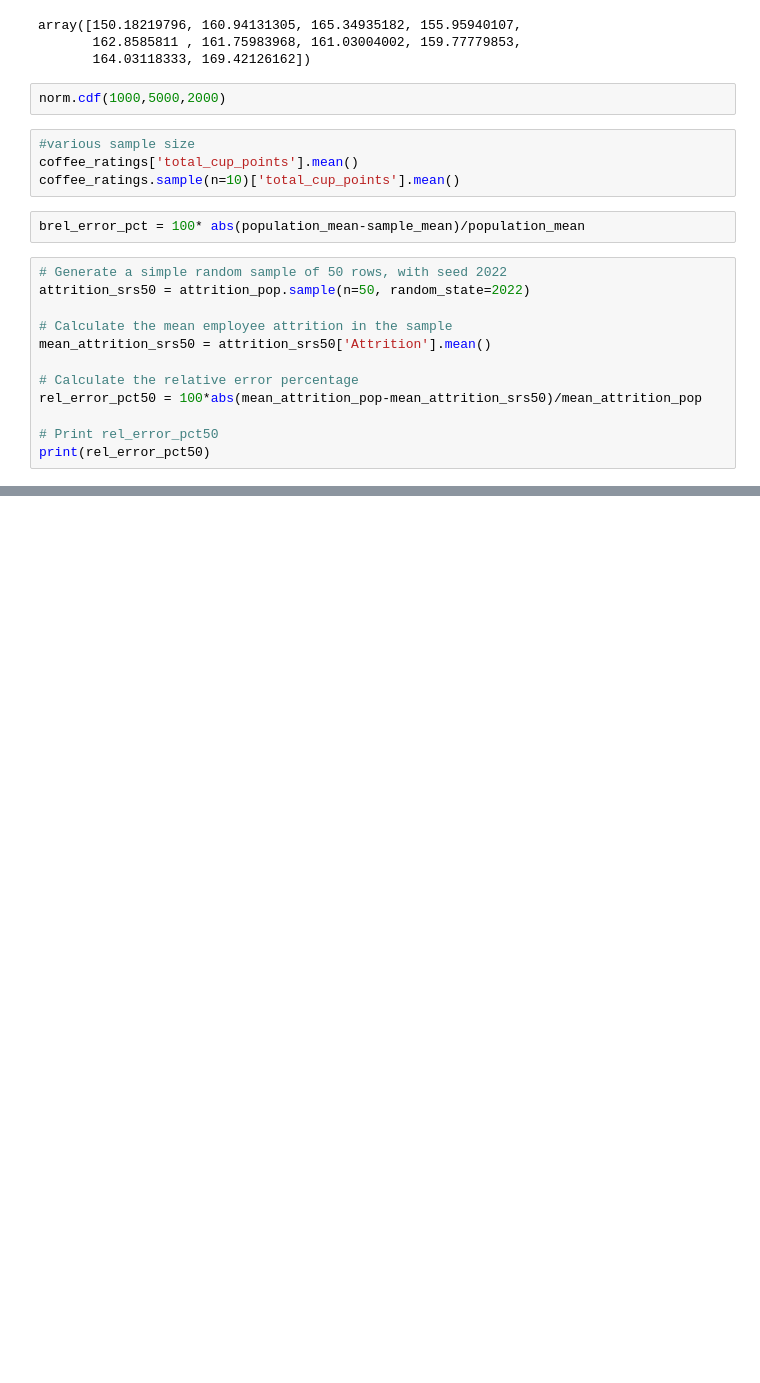
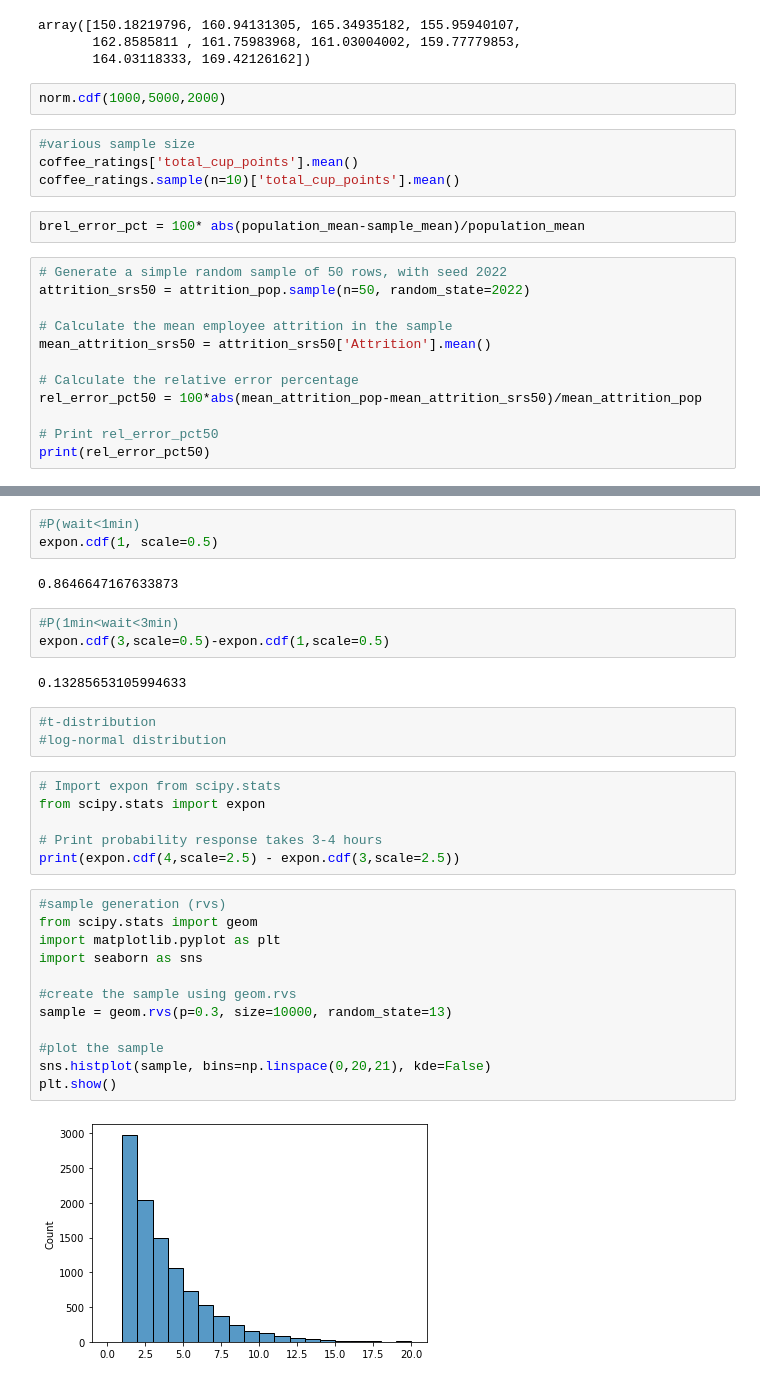
Before and after one commit to ecuerbo/pyprac, a Jupyter notebook: datacamp/stats.ipynb, the cells around one changed output, grey strips where cells are left out. Saved outputs shown, nothing was run; the diff lists cells and outputs as text; blank space fills up the shorter version.

```diff
--- a/datacamp/stats.ipynb
+++ b/datacamp/stats.ipynb
@@ -552,0 +591,33 @@ print(rel_error_pct50)
+# %%
+#P(wait<1min)
+expon.cdf(1, scale=0.5)
+# %% [output]
+0.8646647167633873
+# %%
+#P(1min<wait<3min)
+expon.cdf(3,scale=0.5)-expon.cdf(1,scale=0.5)
+# %% [output]
+0.13285653105994633
+# %%
+#t-distribution
+#log-normal distribution
+# %%
+# Import expon from scipy.stats
+from scipy.stats import expon
+
+# Print probability response takes 3-4 hours
+print(expon.cdf(4,scale=2.5) - expon.cdf(3,scale=2.5))
+# %%
+#sample generation (rvs)
+from scipy.stats import geom
+import matplotlib.pyplot as plt
+import seaborn as sns
+
+#create the sample using geom.rvs
+sample = geom.rvs(p=0.3, size=10000, random_state=13)
+
+#plot the sample
+sns.histplot(sample, bins=np.linspace(0,20,21), kde=False)
+plt.show()
+# %% [output]
+[figure, added]
```
Also changed, not shown: parts of 25 cells of this notebook, 1 other file.
